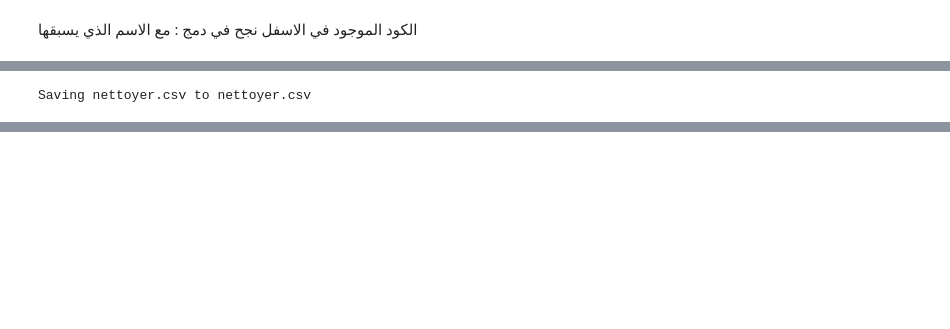
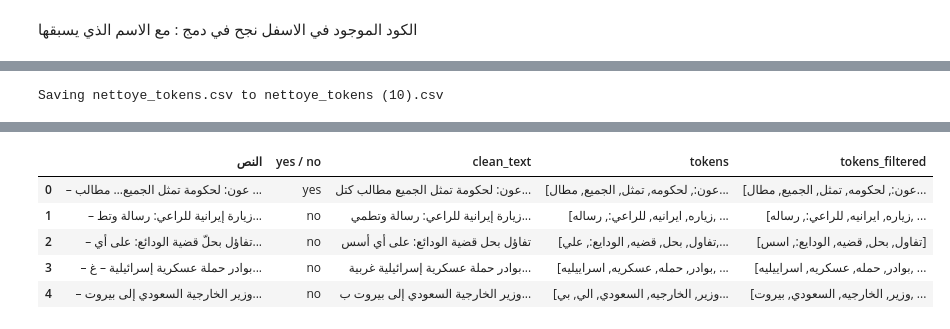
Before and after one commit to imanuni/imanuni, a Jupyter notebook: nettoyagefile.ipynb, the cells around one changed output, grey strips where cells are left out. Cells and saved outputs as stored; diff of their text form; code cells hidden in the pictures; blank space fills up the shorter version.

```diff
--- a/nettoyagefile.ipynb
+++ b/nettoyagefile.ipynb
@@ -124,12 +104,13 @@ from google.colab import files
 uploaded = files.upload()
 
 # 🔽 Lire fichier CSV
-df = pd.read_csv('عناوين نهائي.csv', encoding='utf-8-sig')
+df = pd.read_csv('nettoyer.csv', encoding='utf-8-sig')
 phrases = df['النص'].astype(str).tolist()
 
 # 🔽 Fonction de normalisation arabe
 def normalize_arabic(text):
     text = re.sub(r'[^\u0600-\u06FF\s:؛]', '', text)  # garder lettres arabes + : + ؛
+    text = re.sub(r'[\u064B-\u0652]', '', text)
     text = re.sub(r'[إأآا]', 'ا', text)
     text = re.sub(r'ى', 'ي', text)
     text = re.sub(r'ؤ', 'و', text)
@@ -137,9 +118,9 @@ def normalize_arabic(text):
     text = re.sub(r'ة', 'ه', text)
     return text
 
-# 🔽 Coller ":" et "؛" au mot précédent (supprime espace avant)
+# 🔽 Coller ":"  au mot précédent (supprime espace avant)
 def attach_punct_to_previous_word(text):
-    return re.sub(r'\s([:؛])', r'\1', text)
+    return re.sub(r'\s([:])', r'\1', text)
 
 # 🔽 Tokenisation simple par split sur espace
 def simple_tokenize(text):
@@ -159,5 +140,7 @@ df['tokens'] = tokens_column
 # 🔽 Sauvegarde et téléchargement
 df.to_csv('nettoye_tokens.csv', index=False, encoding='utf-8-sig')
 files.download('nettoye_tokens.csv')
+
+df.head()
 # %% [output]
 [interactive output not drawn]
@@ -173,57 +162,52 @@ from google.colab import files
 uploaded = files.upload()
 
 # 🔽 Lire fichier CSV
-df = pd.read_csv('nettoyer.csv', encoding='utf-8-sig')
+df = pd.read_csv('nettoye_tokens.csv', encoding='utf-8-sig')
 phrases = df['clean_text'].astype(str).tolist()
 
 # Liste personnalisée de stopwords (attention aux espaces et virgules)
-custom_stopwords = ['من', 'اى', 'عن', 'الى', 'يوما', 'الآن', 'حتى', 'ثم', 'على',
-                    'مهلة', 'الي', 'لا', 'ولا', 'لم', 'لن', 'لو', 'لدينا', 'التي', 'بين', 'ما', 'في',
+custom_stopwords = ['من', 'اى', 'عن', 'الى', 'يوما', 'الآن','مما','حول','ما','نحو', 'حتى', 'ثم', 'على','مهلة', 'الي', 'لا', 'ولا','في', 'لم', 'لن', 'لو', 'لدينا', 'التي', 'بين','وهي','اكثر','مع','هم','لنا','هذا','بعد','بالنسبه','لانها','ايضا','خلال','بعد','هذه','اجل','بكل','ان','ما', 'اولا',
                     'ال', 'او', 'ليس']
 
-# Fonction de normalisation arabe
-def normalize_arabic(text):
-    text = re.sub(r'[^\u0600-\u06FF\s:؛]', '', text)  # garder lettres arabes + : + ؛
-    text = re.sub(r'[إأآا]', 'ا', text)
-    text = re.sub(r'ى', 'ي', text)
-    text = re.sub(r'ؤ', 'و', text)
-    text = re.sub(r'ئ', 'ي', text)
-    text = re.sub(r'ة', 'ه', text)
-    return text
-
-# Coller ":" et "؛" au mot précédent (supprime espace avant)
-def attach_punct_to_previous_word(text):
-    return re.sub(r'\s([:؛])', r'\1', text)
+custom_stopwords = [normalize_arabic(word) for word in custom_stopwords]#ajouter ce ligne pour lire bien les stop words.
 
 # Tokenisation simple par split sur espace
 def simple_tokenize(text):
     return text.split()
 
 # Filtrer les stopwords dans la liste des tokens
 def remove_stopwords(tokens):
     return [token for token in tokens if token not in custom_stopwords]
+
 
 # Traitement complet
 tokens_column = []
 tokens_filtered_column = []
 
 for phrase in phrases:
     cleaned = normalize_arabic(phrase)
     cleaned = attach_punct_to_previous_word(cleaned)
     tokens = simple_tokenize(cleaned)
     tokens_column.append(tokens)
     filtered_tokens = remove_stopwords(tokens)
     tokens_filtered_column.append(filtered_tokens)
 
 # Ajouter les tokens et les tokens filtrés dans deux colonnes
 df['tokens'] = tokens_column
 df['tokens_filtered'] = tokens_filtered_column
 
 # Sauvegarder et télécharger
 df.to_csv('nettoye_tokens_filtered.csv', index=False, encoding='utf-8-sig')
 files.download('nettoye_tokens_filtered.csv')
+df.head()
 # %% [output]
 [interactive output not drawn]
-Saving nettoyer.csv to nettoyer.csv
+Saving nettoye_tokens.csv to nettoye_tokens (10).csv
 [interactive output not drawn]
 [interactive output not drawn]
+|  | النص | yes / no | clean_text | tokens | tokens_filtered |
+| 0 | – عون: لحكومة تمثل الجميع… مطالب ... | yes | عون: لحكومة تمثل الجميع مطالب كتل... | [عون:, لحكومه, تمثل, الجميع, مطال... | [عون:, لحكومه, تمثل, الجميع, مطال... |
+| 1 | – زيارة إيرانية للراعي: رسالة وتط... | no | زيارة إيرانية للراعي: رسالة وتطمي... | [زياره, ايرانيه, للراعي:, رساله, ... | [زياره, ايرانيه, للراعي:, رساله, ... |
+| 2 | – تفاؤل بحلّ قضية الودائع: على أي... | no | تفاؤل بحل قضية الودائع: على أي أسس | [تفاول, بحل, قضيه, الودايع:, علي,... | [تفاول, بحل, قضيه, الودايع:, اسس] |
+| 3 | – بوادر حملة عسكرية إسرائيلية – غ... | no | بوادر حملة عسكرية إسرائيلية غربية... | [بوادر, حمله, عسكريه, اسراييليه, ... | [بوادر, حمله, عسكريه, اسراييليه, ... |
+| 4 | – وزير الخارجية السعودي إلى بيروت... | no | وزير الخارجية السعودي إلى بيروت ب... | [وزير, الخارجيه, السعودي, الي, بي... | [وزير, الخارجيه, السعودي, بيروت, ... |
```
Also changed, not shown: parts of 5 cells of this notebook.
